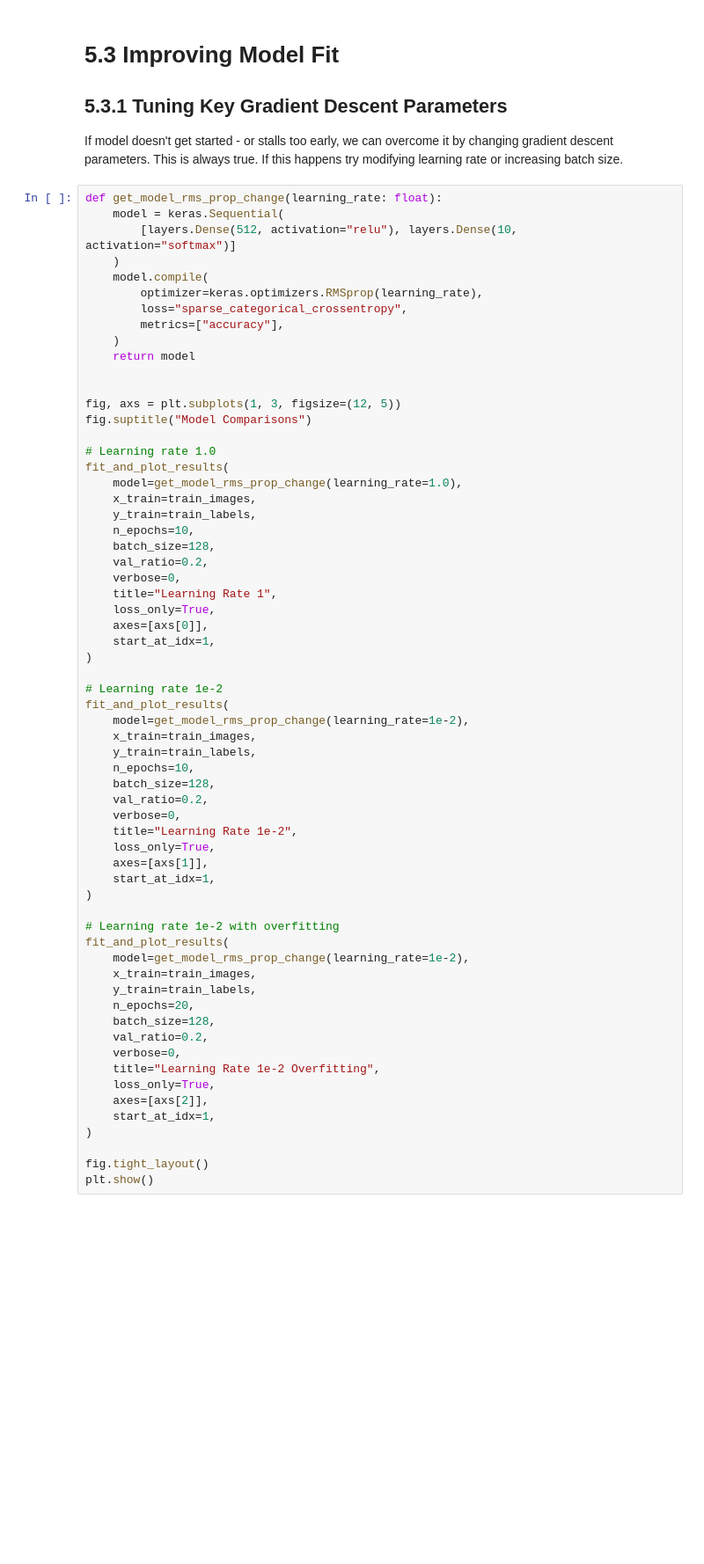
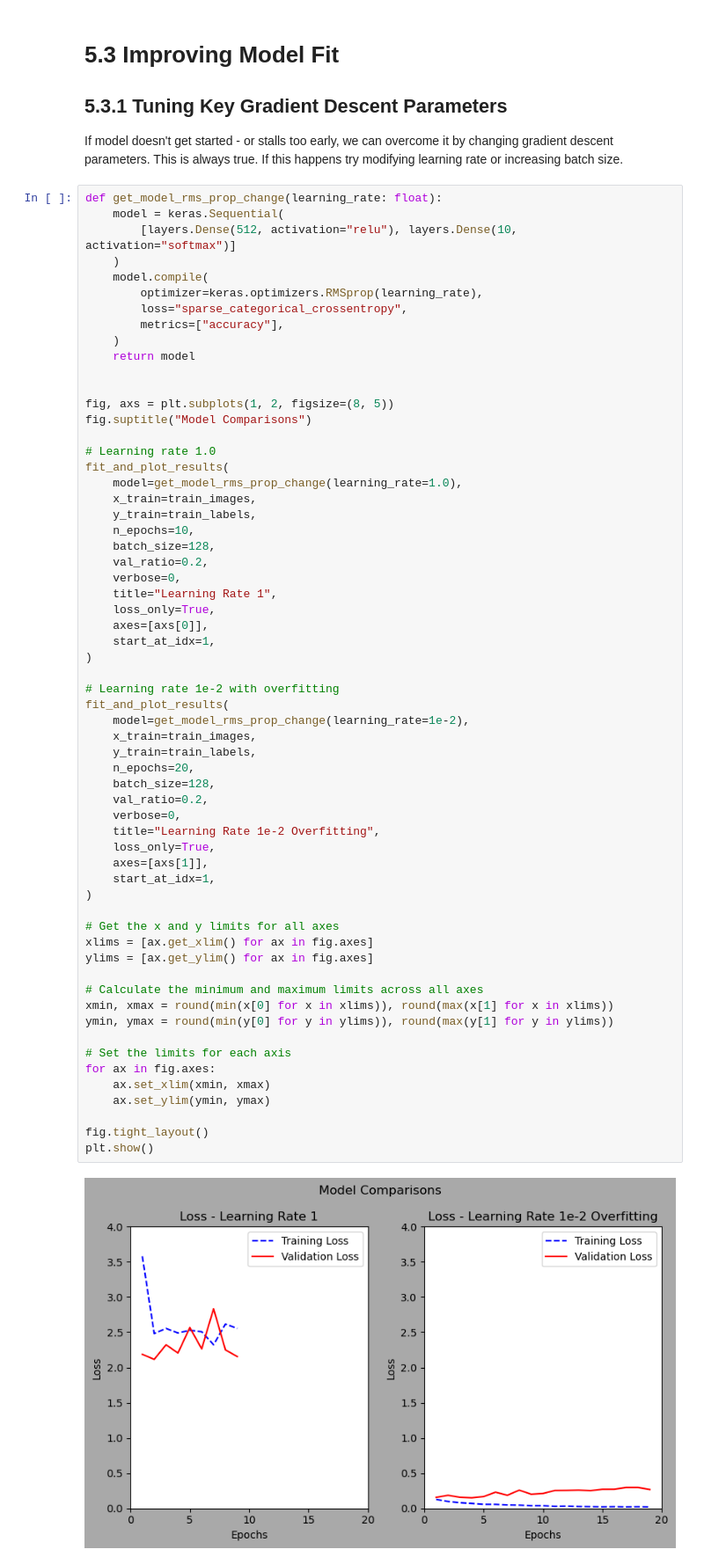
Before and after one commit to gari715135/deep-learning-intro-course, a Jupyter notebook: 5 Fundamentals of machine learning/ch5_notes.ipynb, the cells around one changed output. Shown at 88% size. Cells and saved outputs as stored; diff of their text form; blank space fills up the shorter version.

```diff
--- a/5 Fundamentals of machine learning/ch5_notes.ipynb
+++ b/5 Fundamentals of machine learning/ch5_notes.ipynb
@@ -191,53 +204,53 @@ def get_model_rms_prop_change(learning_rate: float):
     return model
 
 
-fig, axs = plt.subplots(1, 3, figsize=(12, 5))
+fig, axs = plt.subplots(1, 2, figsize=(8, 5))
 fig.suptitle("Model Comparisons")
 
 # Learning rate 1.0
 fit_and_plot_results(
     model=get_model_rms_prop_change(learning_rate=1.0),
     x_train=train_images,
     y_train=train_labels,
     n_epochs=10,
     batch_size=128,
     val_ratio=0.2,
     verbose=0,
     title="Learning Rate 1",
     loss_only=True,
     axes=[axs[0]],
     start_at_idx=1,
 )
 
-# Learning rate 1e-2
-fit_and_plot_results(
-    model=get_model_rms_prop_change(learning_rate=1e-2),
-    x_train=train_images,
-    y_train=train_labels,
-    n_epochs=10,
-    batch_size=128,
-    val_ratio=0.2,
-    verbose=0,
-    title="Learning Rate 1e-2",
-    loss_only=True,
-    axes=[axs[1]],
-    start_at_idx=1,
-)
-
 # Learning rate 1e-2 with overfitting
 fit_and_plot_results(
     model=get_model_rms_prop_change(learning_rate=1e-2),
     x_train=train_images,
     y_train=train_labels,
     n_epochs=20,
     batch_size=128,
     val_ratio=0.2,
     verbose=0,
     title="Learning Rate 1e-2 Overfitting",
     loss_only=True,
-    axes=[axs[2]],
+    axes=[axs[1]],
     start_at_idx=1,
 )
 
+# Get the x and y limits for all axes
+xlims = [ax.get_xlim() for ax in fig.axes]
+ylims = [ax.get_ylim() for ax in fig.axes]
+
+# Calculate the minimum and maximum limits across all axes
+xmin, xmax = round(min(x[0] for x in xlims)), round(max(x[1] for x in xlims))
+ymin, ymax = round(min(y[0] for y in ylims)), round(max(y[1] for y in ylims))
+
+# Set the limits for each axis
+for ax in fig.axes:
+    ax.set_xlim(xmin, xmax)
+    ax.set_ylim(ymin, ymax)
+
 fig.tight_layout()
 plt.show()
+# %% [output]
+[figure, added]
```
Also changed, not shown: parts of 12 cells of this notebook.
